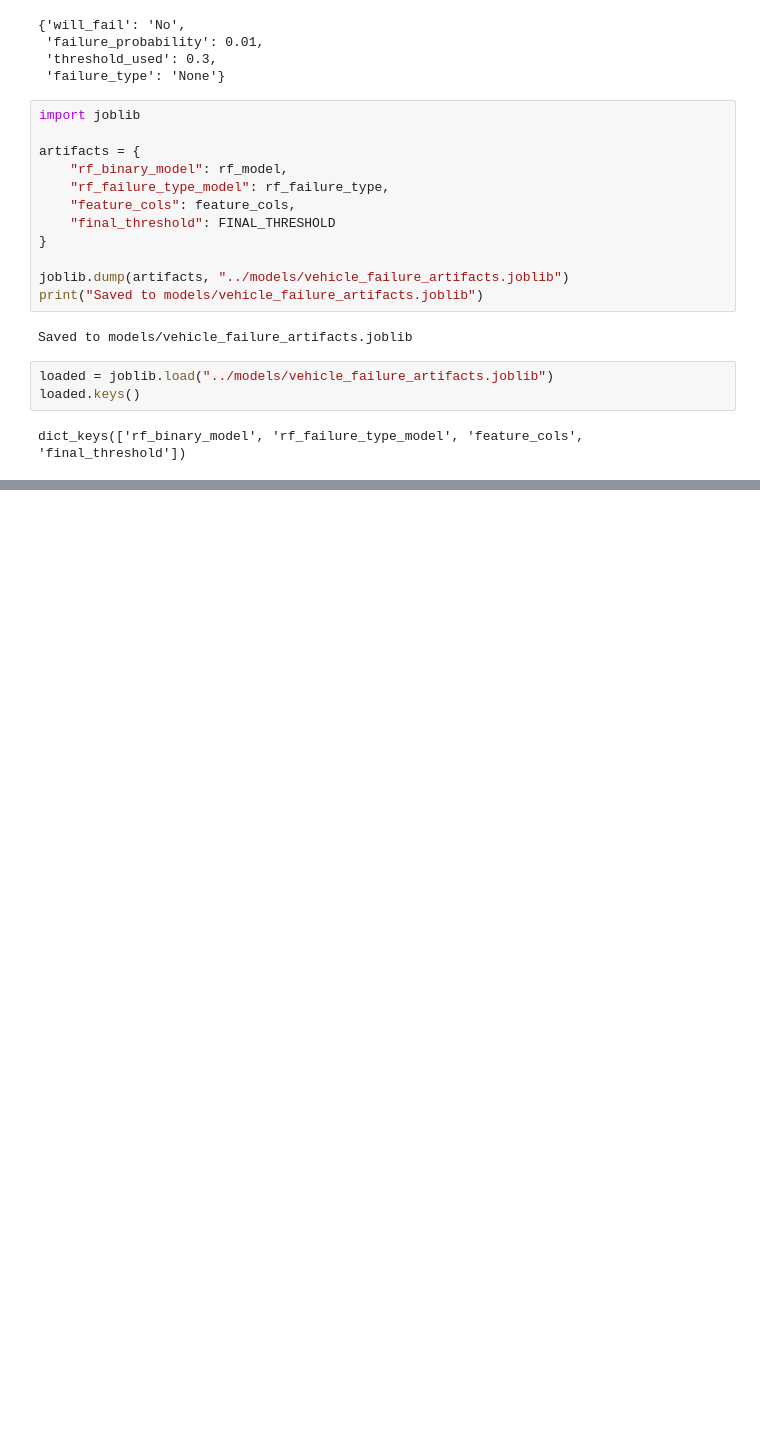
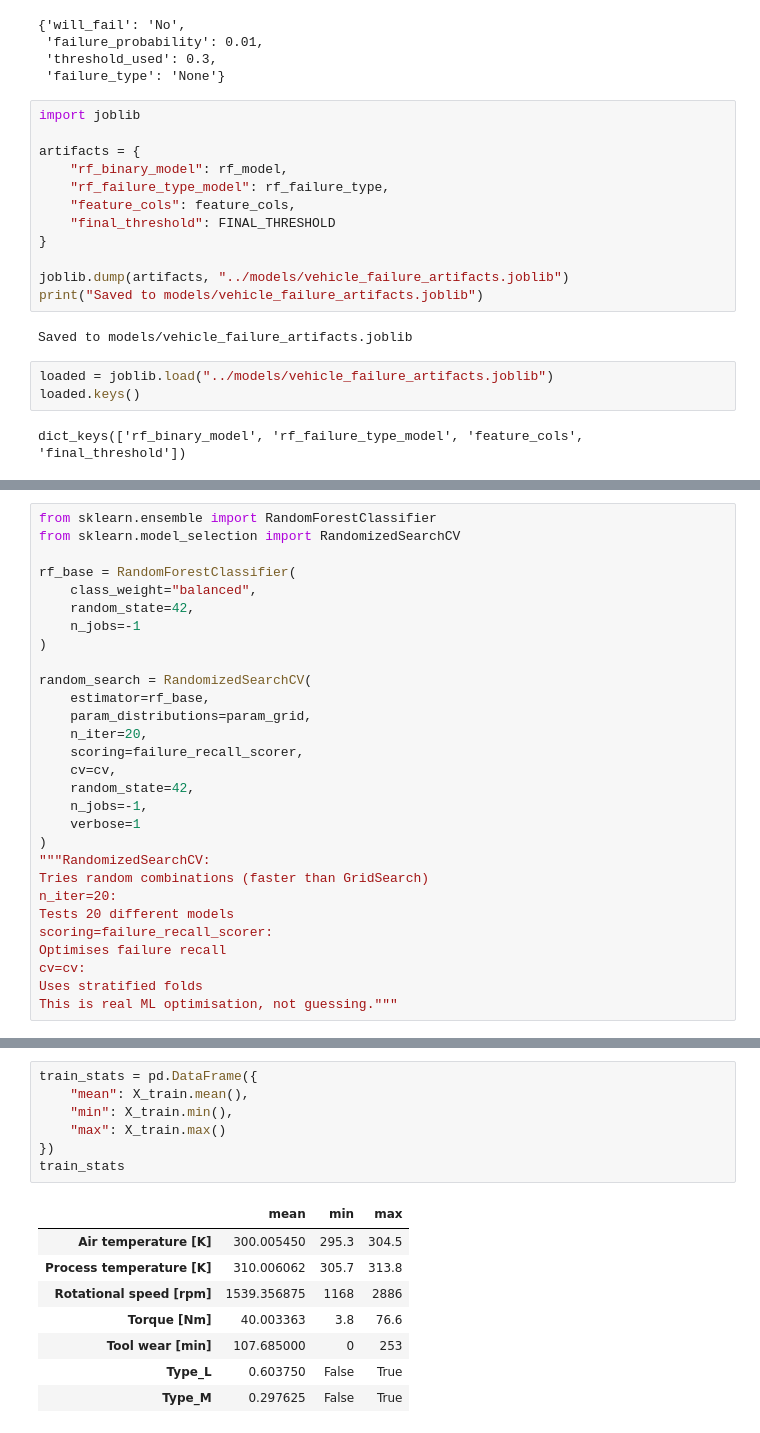
Before and after one commit to pari1233/vehicle-failure-ai, a Jupyter notebook: notebooks/01_eda.ipynb, the cells around one changed output, grey strips where cells are left out. Saved outputs shown, nothing was run; the diff lists cells and outputs as text; blank space fills up the shorter version.

```diff
--- a/notebooks/01_eda.ipynb
+++ b/notebooks/01_eda.ipynb
@@ -442,0 +613,29 @@ dict_keys(['rf_binary_model', 'rf_failure_type_model', 'feature_cols', 'final_th
+# %%
+from sklearn.ensemble import RandomForestClassifier
+from sklearn.model_selection import RandomizedSearchCV
+
+rf_base = RandomForestClassifier(
+    class_weight="balanced",
+    random_state=42,
+    n_jobs=-1
+)
+
+random_search = RandomizedSearchCV(
+    estimator=rf_base,
+    param_distributions=param_grid,
+    n_iter=20,
+    scoring=failure_recall_scorer,
+    cv=cv,
+    random_state=42,
+    n_jobs=-1,
+    verbose=1
+)
+"""RandomizedSearchCV:
+Tries random combinations (faster than GridSearch)
+n_iter=20:
+Tests 20 different models
+scoring=failure_recall_scorer:
+Optimises failure recall
+cv=cv:
+Uses stratified folds
+This is real ML optimisation, not guessing."""
@@ -442,0 +799,16 @@ dict_keys(['rf_binary_model', 'rf_failure_type_model', 'feature_cols', 'final_th
+# %%
+train_stats = pd.DataFrame({
+    "mean": X_train.mean(),
+    "min": X_train.min(),
+    "max": X_train.max()
+})
+train_stats
+# %% [output]
+|  | mean | min | max |
+| Air temperature [K] | 300.005450 | 295.3 | 304.5 |
+| Process temperature [K] | 310.006062 | 305.7 | 313.8 |
+| Rotational speed [rpm] | 1539.356875 | 1168 | 2886 |
+| Torque [Nm] | 40.003363 | 3.8 | 76.6 |
+| Tool wear [min] | 107.685000 | 0 | 253 |
+| Type_L | 0.603750 | False | True |
+| Type_M | 0.297625 | False | True |
```
Also changed, not shown: parts of 39 cells of this notebook, 2 other files.
